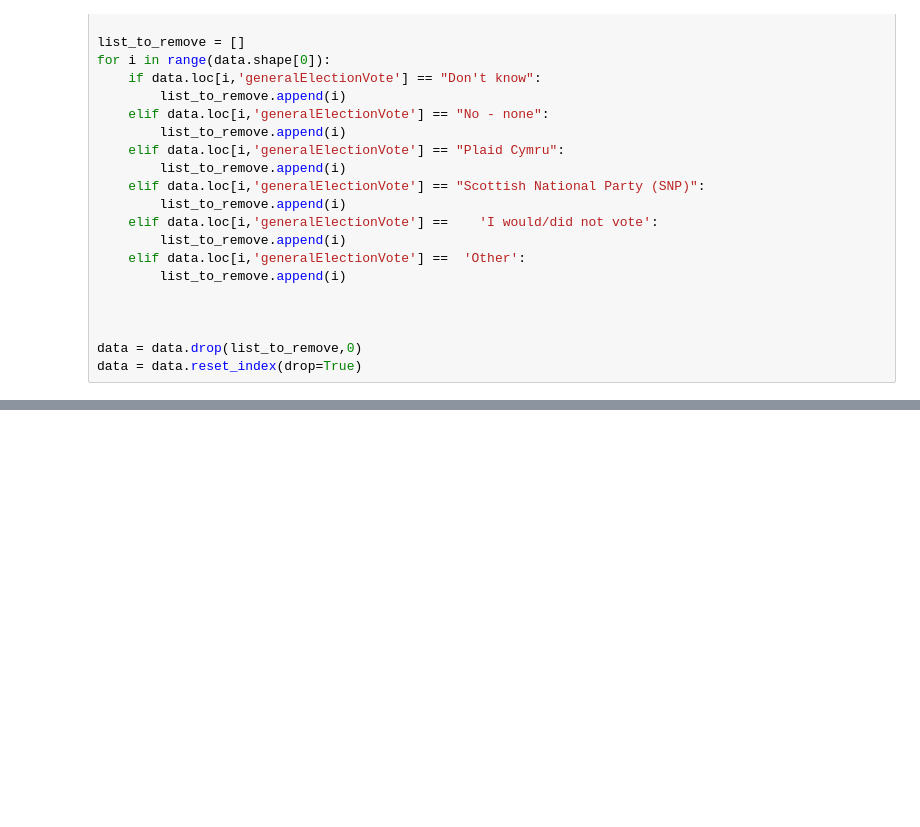
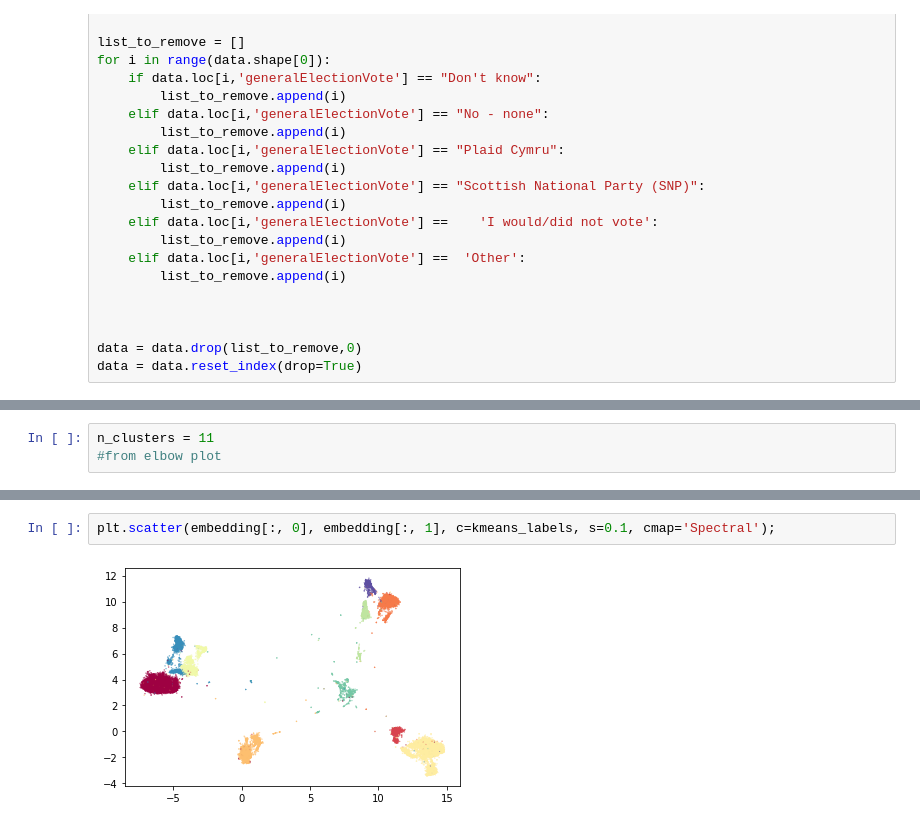
Before and after one commit to rbromley19/MDM_3_Politics, a Jupyter notebook: umap.ipynb, the cells around one changed output, grey strips where cells are left out. Drawn from its saved outputs; the diff is of its cells as text; blank space fills up the shorter version.

```diff
--- a/umap.ipynb
+++ b/umap.ipynb
@@ -116,0 +150,3 @@ ValueError: could not convert string to float: 'Conservative'
+# %%
+n_clusters = 11
+#from elbow plot
@@ -116,0 +178,4 @@ ValueError: could not convert string to float: 'Conservative'
+# %%
+plt.scatter(embedding[:, 0], embedding[:, 1], c=kmeans_labels, s=0.1, cmap='Spectral');
+# %% [output]
+[figure, added]
```
Also changed, not shown: parts of 25 cells of this notebook, 2 other files.
